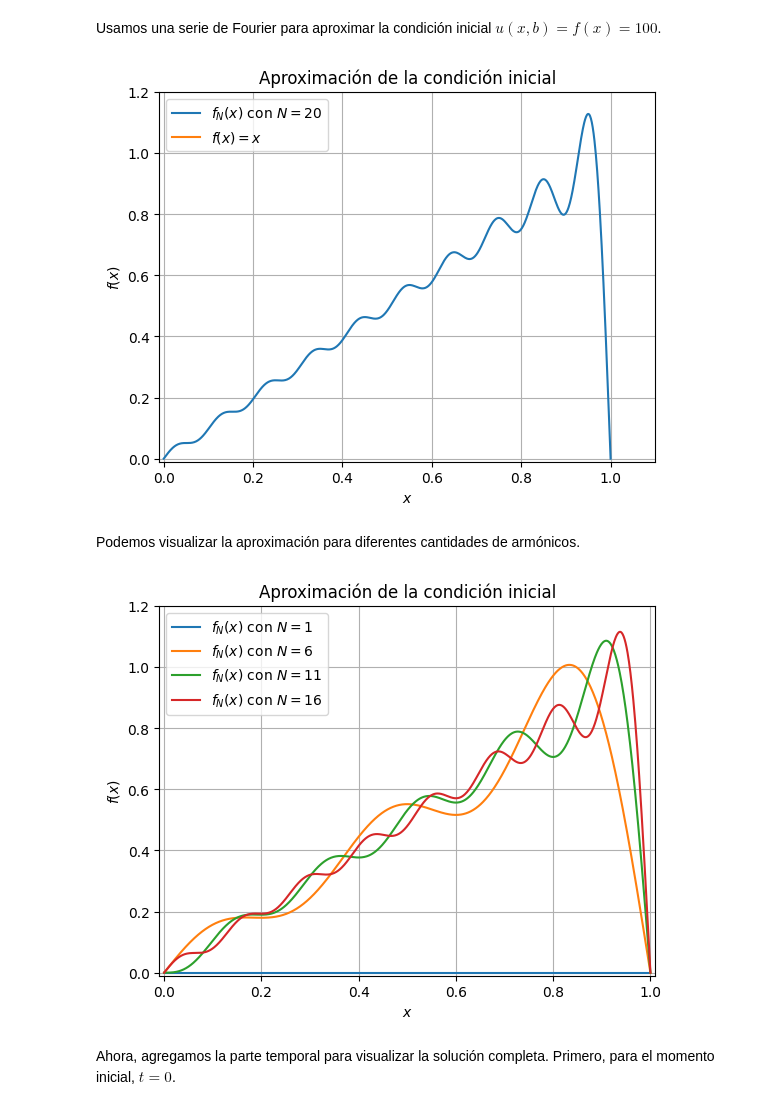
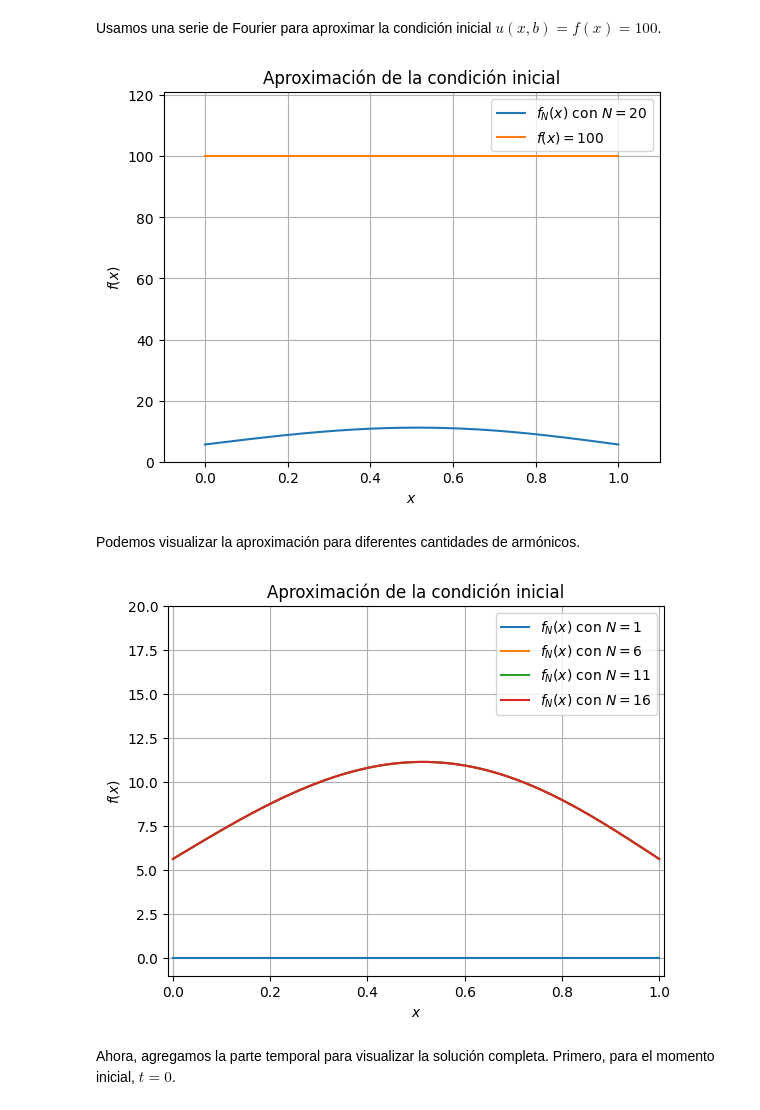
Before and after one commit to RafaelColin/EDP, a Jupyter notebook: Dirichlet.ipynb, the cells around one changed output. Cells and saved outputs as stored; diff of their text form; code cells hidden in the pictures.

```diff
--- a/Dirichlet.ipynb
+++ b/Dirichlet.ipynb
@@ -39,29 +39,29 @@ Usamos una serie de Fourier para aproximar la condición inicial $u(x,b)=f(x)=10
 def u_0(x,N=20): # N es el número de armónicos
     f = zeros(len(x))
     for n in range(1,N):
-        f += (-1)**(n+1)*sin(n*pi*x)/(n)
-    return (2.0/pi)*f
+        f += (1-(-1)**(n)*sin(n*pi*x))/(n*pi*sinh(n*pi))
+    return (200)*f
 # %%
 f_n = u_0(x)
 plot(x,f_n,label='$f_N(x)$ con $N=20$')
-plot(x,f,label='$f(x)=x$')
+plot(x,f,label='$f(x)=100$')
 plt.xlabel('$x$'); plt.ylabel('$f(x)$');
 plt.title("Aproximación de la condición inicial")
-xlim([-0.01,1.1]),ylim([-0.01,1.2]),grid(),legend()
+xlim([-0.1,1.1]),ylim([-0.01,121]),grid(),legend()
 show()
 # %% [output]
-[figure, old version]
+[figure, new version]
 # %% [markdown]
 Podemos visualizar la aproximación para diferentes cantidades de armónicos.
 # %%
 for i in range(1,20,5):
     plot(x,u_0(x,i),label='$f_N(x)$ con $N=%d$' %i)
 plt.xlabel('$x$'); plt.ylabel('$f(x)$');
 plt.title("Aproximación de la condición inicial")
-xlim([-0.01,1.01]),ylim([-0.01,1.2]),grid(),legend()
+xlim([-0.01,1.01]),ylim([-1,20]),grid(),legend()
 show()
 # %% [output]
-[figure, old version]
+[figure, new version]
 # %% [markdown]
 Ahora, agregamos la parte temporal para visualizar la solución completa. Primero, para el momento inicial, $t=0$.
 # %%
```
Also changed, not shown: parts of 8 cells of this notebook.
